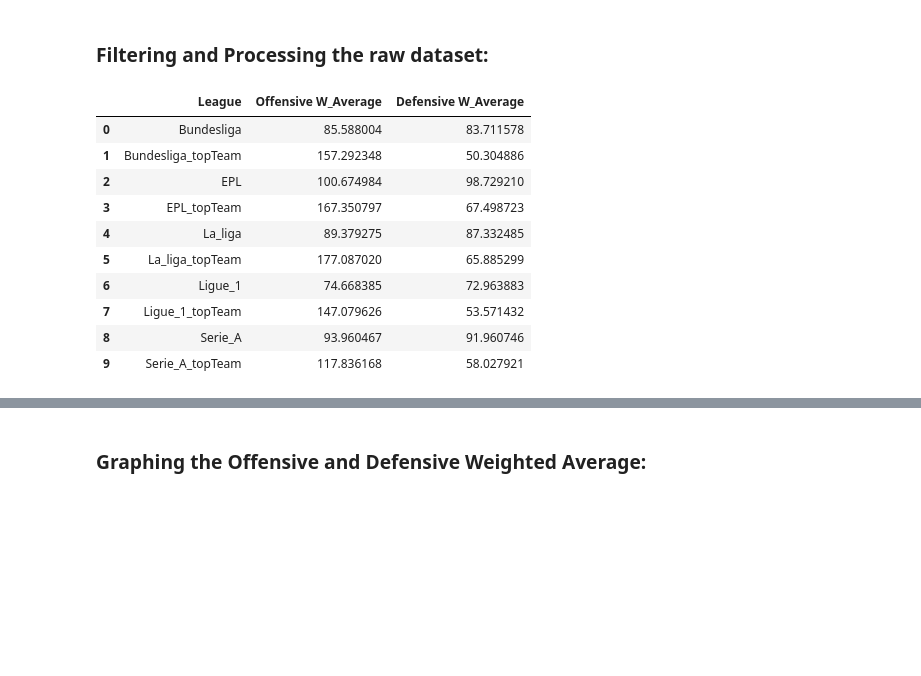
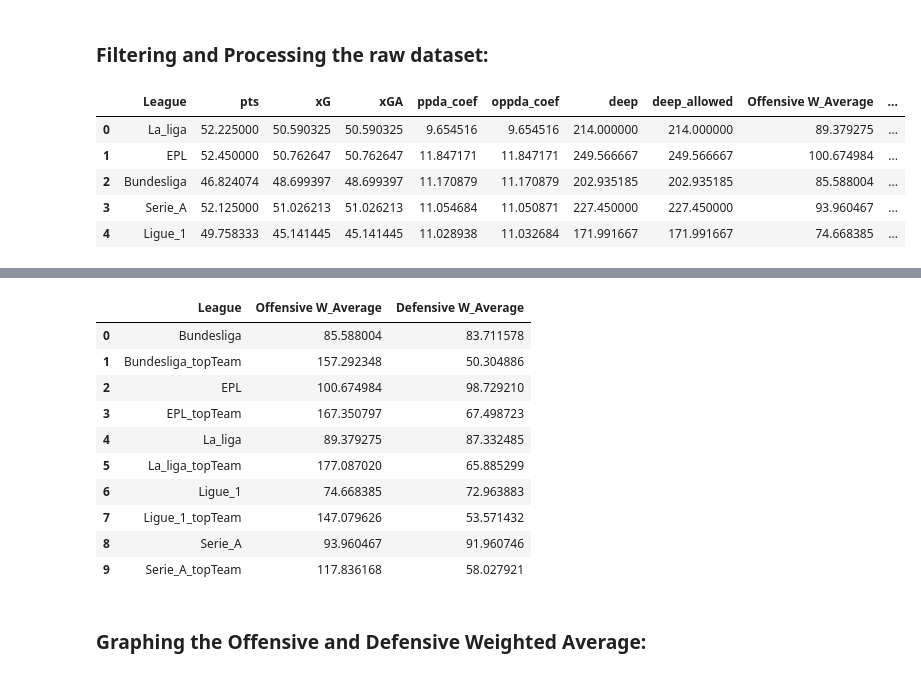
Before and after one commit to data301-2021-summer2/football-metrics-analysis, a Jupyter notebook: analysis/Final_Unified_Analysis.ipynb, the cells around one changed output, grey strips where cells are left out. Drawn from its saved outputs; the diff is of its cells as text; code cells hidden in the pictures; blank space fills up the shorter version.

Commit message:
Export processed dataframes

```diff
--- a/analysis/Final_Unified_Analysis.ipynb
+++ b/analysis/Final_Unified_Analysis.ipynb
@@ -73,17 +77,22 @@ Our offensive variables are xG, ppda_coef, deep and our defensive variables xGA,
 ### Filtering and Processing the raw dataset:
 # %%
 reload(pf)
+
+df_av_league = pf.weighted_av_league("../data/raw/understat.com.csv")
+display(df_av_league)
+df_av_league.to_csv (r'../data/processed/processed_df_av_league_cj.csv', index = False, header=True)
+
+df_av_top = pf.weighted_av_top("../data/raw/understat.com.csv")
+display(df_av_top)
+df_av_top.to_csv (r'../data/processed/processed_df_av__top_cj.csv', index = False, header=True)
+
 df_av = pf.weighted_av("../data/raw/understat.com.csv")
 display(df_av)
+df_av.to_csv (r'../data/processed/processed_df_av_cj.csv', index = False, header=True)
 # %% [output]
-|  | League | Offensive W_Average | Defensive W_Average |
-| 0 | Bundesliga | 85.588004 | 83.711578 |
-| 1 | Bundesliga_topTeam | 157.292348 | 50.304886 |
-| 2 | EPL | 100.674984 | 98.729210 |
-| 3 | EPL_topTeam | 167.350797 | 67.498723 |
-| 4 | La_liga | 89.379275 | 87.332485 |
-| 5 | La_liga_topTeam | 177.087020 | 65.885299 |
-| 6 | Ligue_1 | 74.668385 | 72.963883 |
-| 7 | Ligue_1_topTeam | 147.079626 | 53.571432 |
-| 8 | Serie_A | 93.960467 | 91.960746 |
-| 9 | Serie_A_topTeam | 117.836168 | 58.027921 |
+|  | League | pts | xG | xGA | ppda_coef | oppda_coef | deep | deep_allowed | Offensive W_Average | ... |
+| 0 | La_liga | 52.225000 | 50.590325 | 50.590325 | 9.654516 | 9.654516 | 214.000000 | 214.000000 | 89.379275 | ... |
+| 1 | EPL | 52.450000 | 50.762647 | 50.762647 | 11.847171 | 11.847171 | 249.566667 | 249.566667 | 100.674984 | ... |
+| 2 | Bundesliga | 46.824074 | 48.699397 | 48.699397 | 11.170879 | 11.170879 | 202.935185 | 202.935185 | 85.588004 | ... |
+| 3 | Serie_A | 52.125000 | 51.026213 | 51.026213 | 11.054684 | 11.050871 | 227.450000 | 227.450000 | 93.960467 | ... |
+| 4 | Ligue_1 | 49.758333 | 45.141445 | 45.141445 | 11.028938 | 11.032684 | 171.991667 | 171.991667 | 74.668385 | ... |
@@ -90,3 +105,14 @@ display(df_av)
+|  | League | Offensive W_Average | Defensive W_Average |
+| 0 | Bundesliga | 85.588004 | 83.711578 |
+| 1 | Bundesliga_topTeam | 157.292348 | 50.304886 |
+| 2 | EPL | 100.674984 | 98.729210 |
+| 3 | EPL_topTeam | 167.350797 | 67.498723 |
+| 4 | La_liga | 89.379275 | 87.332485 |
+| 5 | La_liga_topTeam | 177.087020 | 65.885299 |
+| 6 | Ligue_1 | 74.668385 | 72.963883 |
+| 7 | Ligue_1_topTeam | 147.079626 | 53.571432 |
+| 8 | Serie_A | 93.960467 | 91.960746 |
+| 9 | Serie_A_topTeam | 117.836168 | 58.027921 |
 # %% [markdown]
 ### Graphing the Offensive and Defensive Weighted Average:
 # %%
```
Also changed, not shown: parts of 4 cells of this notebook, 6 other files.
